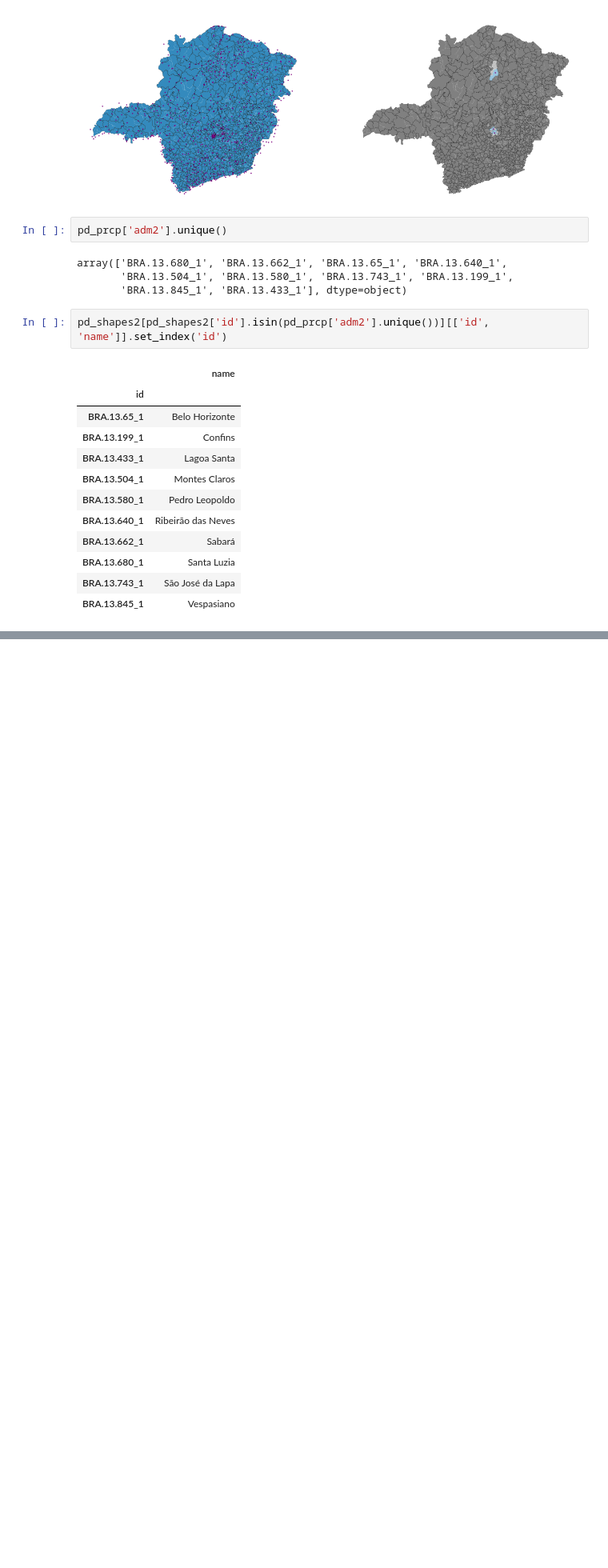
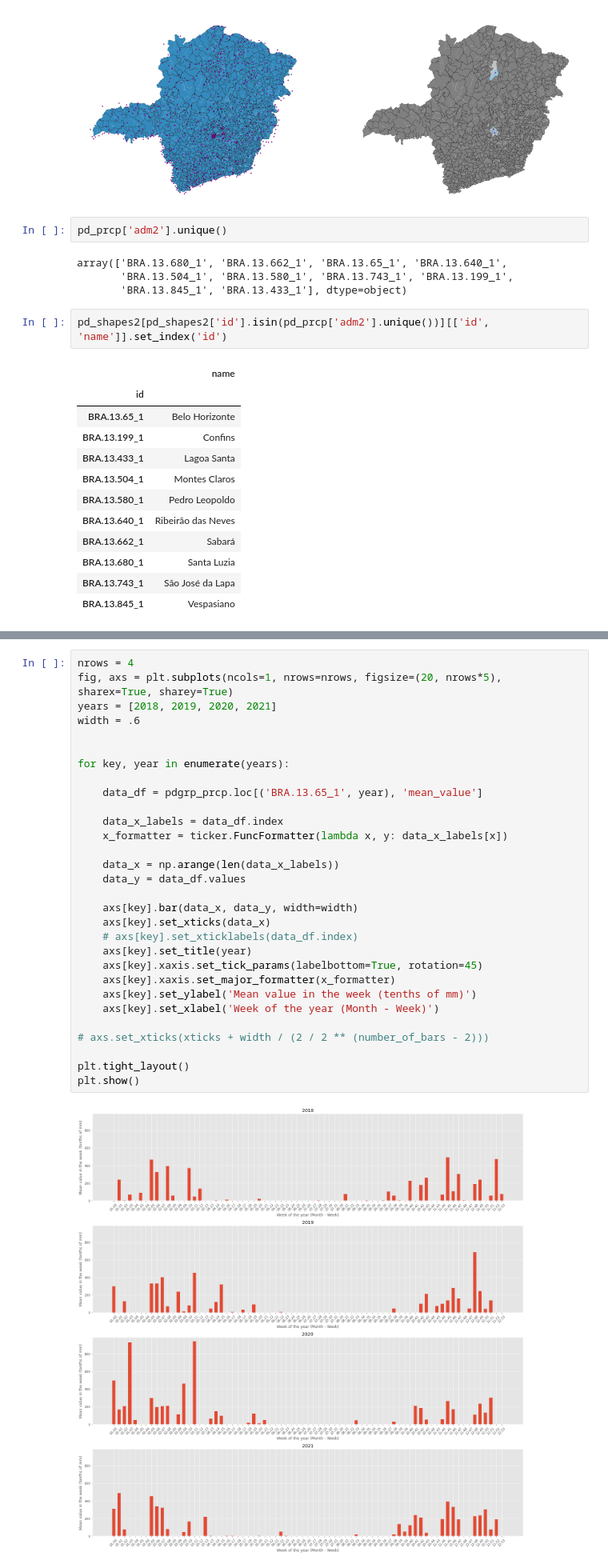
Before and after one commit to dutrajardim/fire-information, a Jupyter notebook: notebooks/adm1_analisys.ipynb, the cells around one changed output, grey strips where cells are left out. Shown at 80% size. Cells and saved outputs as stored; diff of their text form; blank space fills up the shorter version.

```diff
--- a/notebooks/adm1_analisys.ipynb
+++ b/notebooks/adm1_analisys.ipynb
@@ -157,0 +175,32 @@ pdgrp_prcp
+# %%
+nrows = 4
+fig, axs = plt.subplots(ncols=1, nrows=nrows, figsize=(20, nrows*5), sharex=True, sharey=True)
+years = [2018, 2019, 2020, 2021]
+width = .6
+
+
+for key, year in enumerate(years):
+
+    data_df = pdgrp_prcp.loc[('BRA.13.65_1', year), 'mean_value']
+
+    data_x_labels = data_df.index
+    x_formatter = ticker.FuncFormatter(lambda x, y: data_x_labels[x])
+
+    data_x = np.arange(len(data_x_labels))
+    data_y = data_df.values
+
+    axs[key].bar(data_x, data_y, width=width)
+    axs[key].set_xticks(data_x)
+    # axs[key].set_xticklabels(data_df.index)
+    axs[key].set_title(year)
+    axs[key].xaxis.set_tick_params(labelbottom=True, rotation=45)
+    axs[key].xaxis.set_major_formatter(x_formatter)
+    axs[key].set_ylabel('Mean value in the week (tenths of mm)')
+    axs[key].set_xlabel('Week of the year (Month - Week)')
+
+# axs.set_xticks(xticks + width / (2 / 2 ** (number_of_bars - 2)))
+
+plt.tight_layout()
+plt.show()
+# %% [output]
+[figure, added]
```
Also changed, not shown: parts of 8 cells of this notebook.
